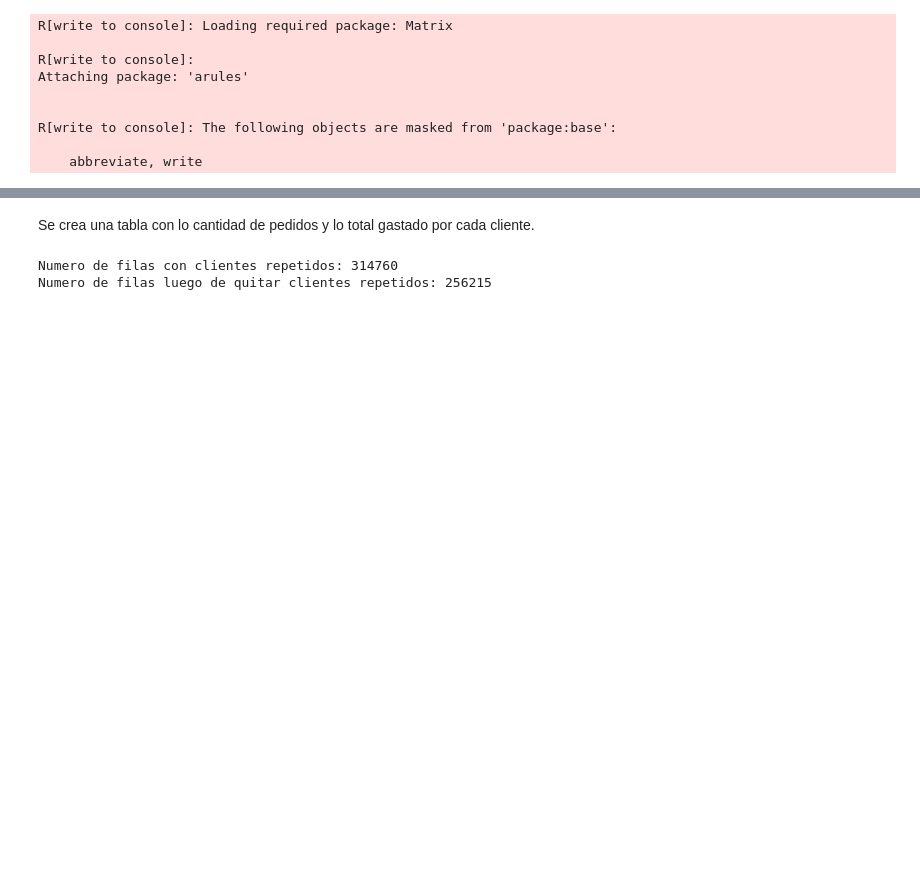
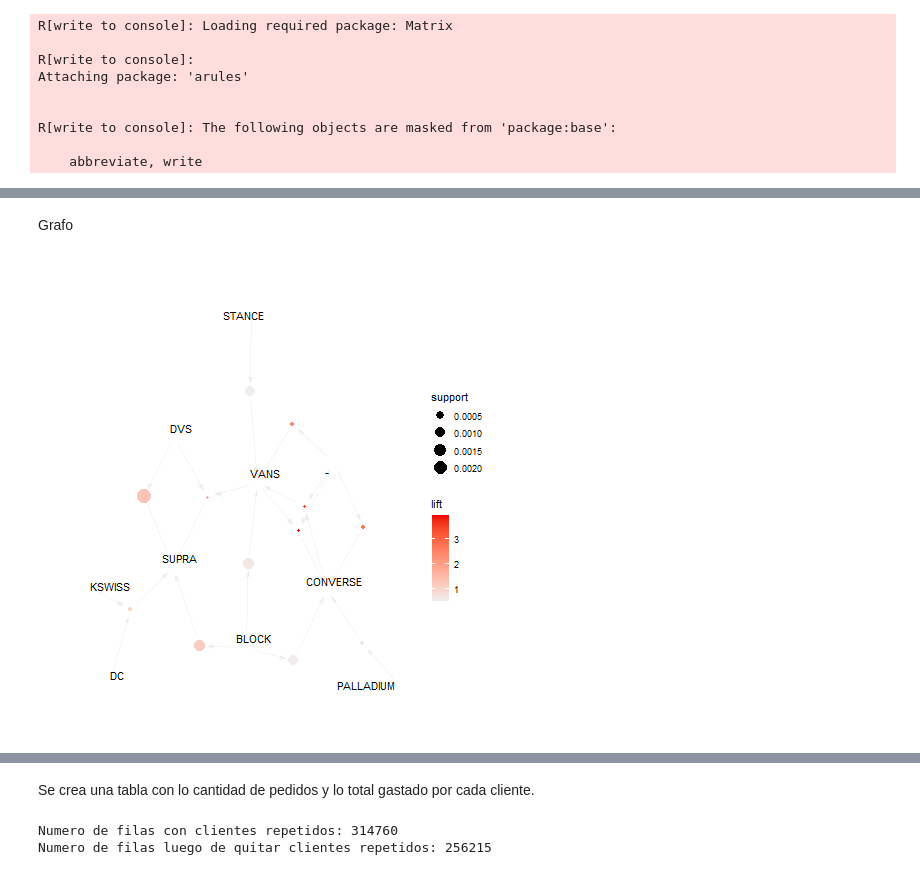
Before and after one commit to doragonUni/CC5206-DataMining-Block, a Jupyter notebook: Hito3.ipynb, the cells around one changed output, grey strips where cells are left out. Saved outputs shown, nothing was run; the diff lists cells and outputs as text; code cells hidden in the pictures; blank space fills up the shorter version.

```diff
--- a/Hito3.ipynb
+++ b/Hito3.ipynb
@@ -483,0 +580,8 @@ UnicodeDecodeError: 'utf-8' codec can't decode byte 0xe1 in position 4: invalid
+# %% [markdown]
+Grafo
+# %%
+%%R
+subrules <- head(rules_marcas, n = 20, by = "lift")
+plot(subrules, method = "graph")
+# %% [output]
+[figure, added]
```
Also changed, not shown: parts of 56 cells of this notebook, 2 other files.
